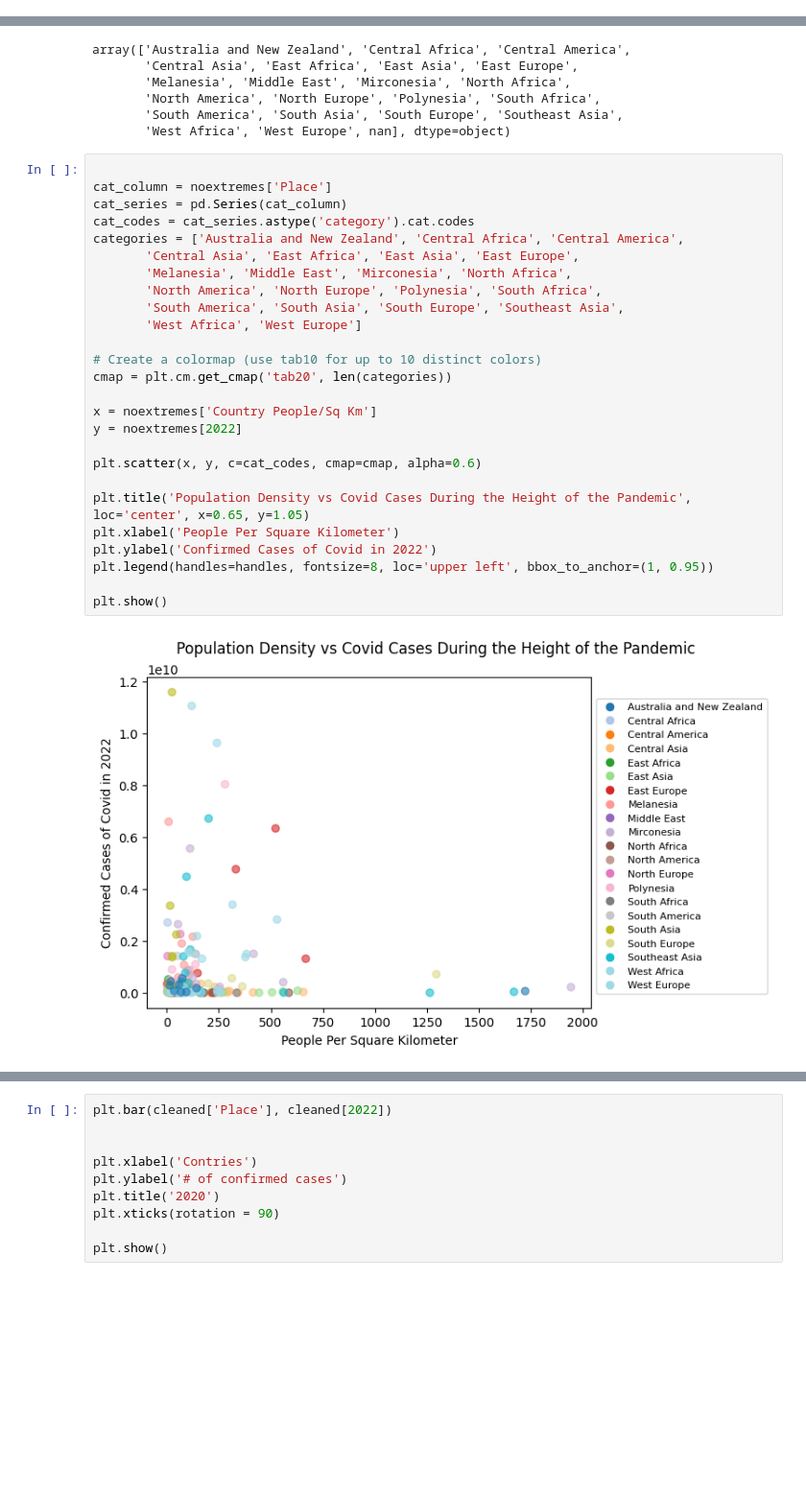
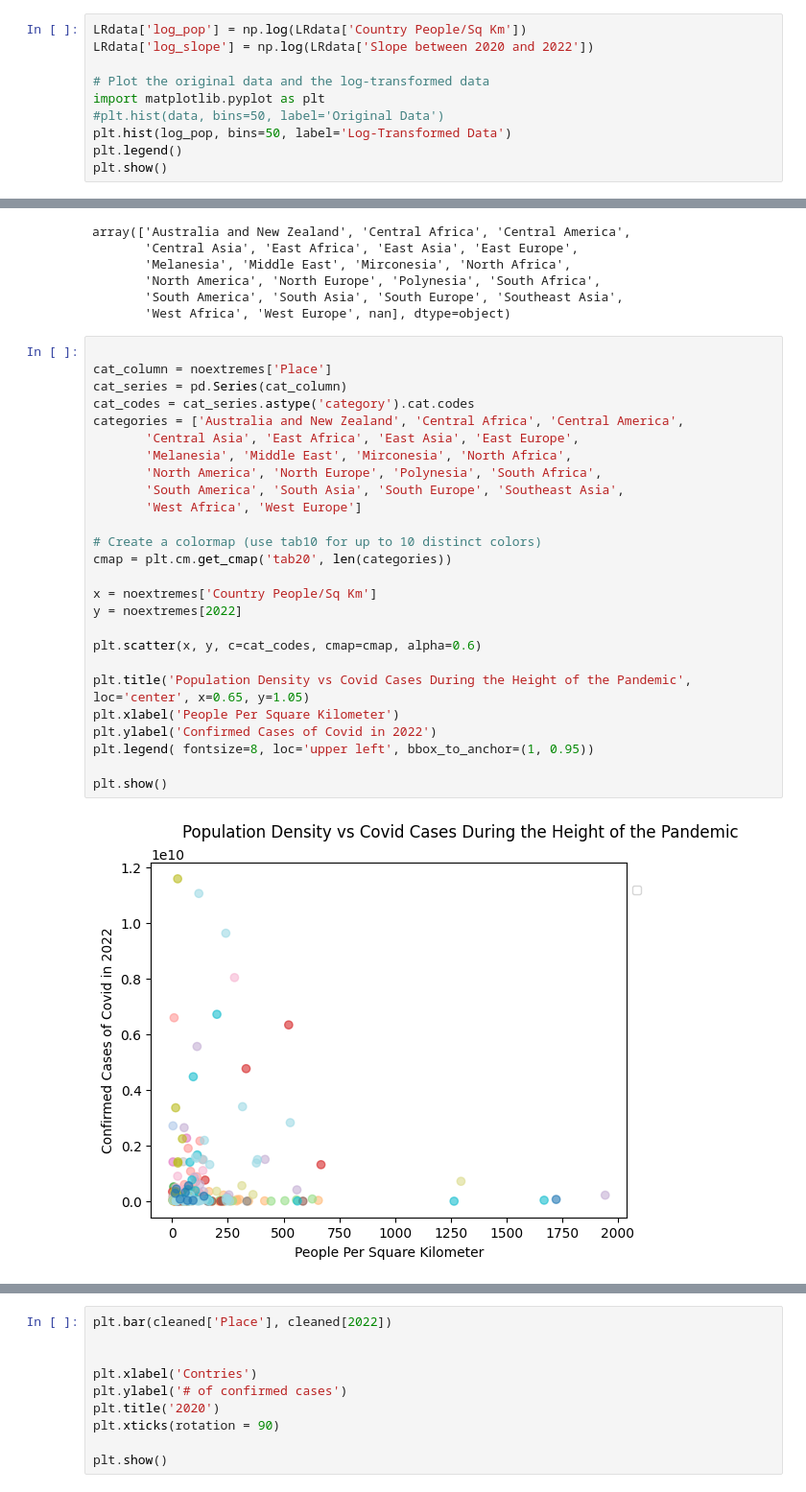
Before and after one commit to lily-the-real-lilly/first, a Jupyter notebook: CovidResearch.ipynb, the cells around one changed output, grey strips where cells are left out. Shown at 96% size. Saved outputs shown, nothing was run; the diff lists cells and outputs as text; blank space fills up the shorter version.

```diff
--- a/CovidResearch.ipynb
+++ b/CovidResearch.ipynb
@@ -358,3 +358,13 @@ bins = [
 labels = ['Very Slow', 'Slow', 'Average', 'Fast', 'Very Fast']
 
 LRdata['Infection Speed'] = pd.cut(LRdata['Slope between 2020 and 2022'], bins=bins, labels=labels, include_lowest=True, right=False)
+# %%
+LRdata['log_pop'] = np.log(LRdata['Country People/Sq Km'])
+LRdata['log_slope'] = np.log(LRdata['Slope between 2020 and 2022'])
+
+# Plot the original data and the log-transformed data
+import matplotlib.pyplot as plt
+#plt.hist(data, bins=50, label='Original Data')
+plt.hist(log_pop, bins=50, label='Log-Transformed Data')
+plt.legend()
+plt.show()
@@ -666,28 +677,28 @@ array(['Australia and New Zealand', 'Central Africa', 'Central America',
 # %%
 
 cat_column = noextremes['Place']
 cat_series = pd.Series(cat_column)
 cat_codes = cat_series.astype('category').cat.codes
 categories = ['Australia and New Zealand', 'Central Africa', 'Central America',
        'Central Asia', 'East Africa', 'East Asia', 'East Europe',
        'Melanesia', 'Middle East', 'Mirconesia', 'North Africa',
        'North America', 'North Europe', 'Polynesia', 'South Africa',
        'South America', 'South Asia', 'South Europe', 'Southeast Asia',
        'West Africa', 'West Europe']
 
 # Create a colormap (use tab10 for up to 10 distinct colors)
 cmap = plt.cm.get_cmap('tab20', len(categories))
 
 x = noextremes['Country People/Sq Km']
 y = noextremes[2022]
 
 plt.scatter(x, y, c=cat_codes, cmap=cmap, alpha=0.6)
 
 plt.title('Population Density vs Covid Cases During the Height of the Pandemic', loc='center', x=0.65, y=1.05)
 plt.xlabel('People Per Square Kilometer')
 plt.ylabel('Confirmed Cases of Covid in 2022')
-plt.legend(handles=handles, fontsize=8, loc='upper left', bbox_to_anchor=(1, 0.95))
+plt.legend( fontsize=8, loc='upper left', bbox_to_anchor=(1, 0.95))
 
 plt.show()
 # %% [output]
-[figure, old version]
+[figure, new version]
```
Also changed, not shown: parts of 13 cells of this notebook.
